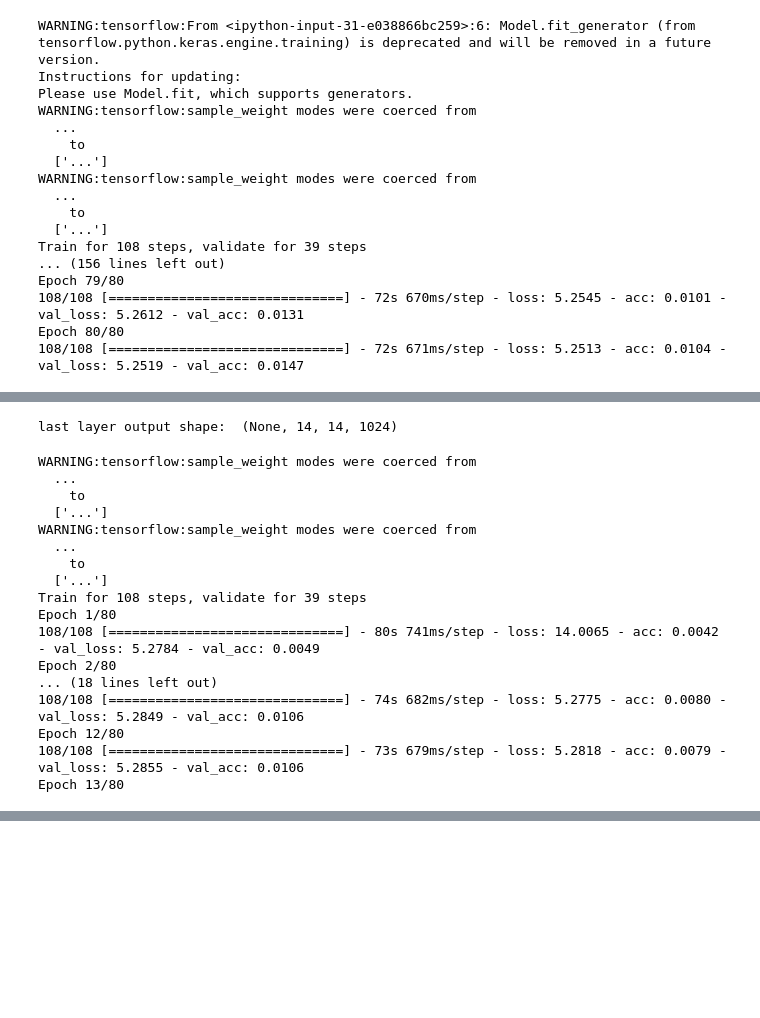
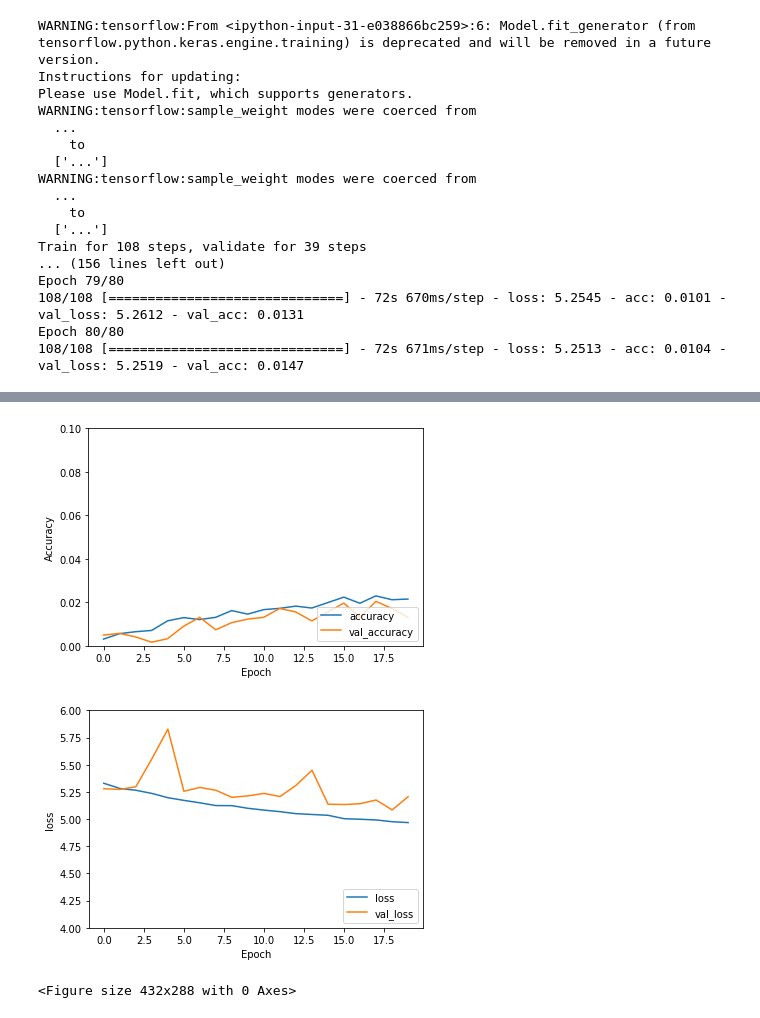
Before and after one commit to BakhtawarRehman/ObjectDetection, a Jupyter notebook: stanford_Cars_2013.ipynb, the cells around one changed output, grey strips where cells are left out. Drawn from its saved outputs; the diff is of its cells as text; code cells hidden in the pictures; blank space fills up the shorter version.

```diff
--- a/stanford_Cars_2013.ipynb
+++ b/stanford_Cars_2013.ipynb
@@ -399,9 +362,0 @@ pre_trained_model.load_weights(local_weights_file)
-# %%
-for layer in pre_trained_model.layers:
-  layer.trainable = False
-
-last_layer = pre_trained_model.get_layer('conv4_block6_add')
-print('last layer output shape: ', last_layer.output_shape)
-last_output = last_layer.output
-# %% [output]
-last layer output shape:  (None, 14, 14, 1024)
@@ -429,26 +363,20 @@ model.compile(optimizer = 'adam',
-# %%
-# run model
-hist = model.fit_generator( train_datagen.flow(x_train, y_train, batch_size=64), epochs=80,
-                 shuffle=True,
-                 steps_per_epoch=len(x_train) // 64,
-
-                 validation_data=test_datagen.flow(x_test, y_test),
-                 verbose=1)
-# %% [output]
-WARNING:tensorflow:sample_weight modes were coerced from
-  ...
-    to
-  ['...']
-WARNING:tensorflow:sample_weight modes were coerced from
-  ...
-    to
-  ['...']
-Train for 108 steps, validate for 39 steps
-Epoch 1/80
-108/108 [==============================] - 80s 741ms/step - loss: 14.0065 - acc: 0.0042 - val_loss: 5.2784 - val_acc: 0.0049
-Epoch 2/80
-... (18 lines left out)
-108/108 [==============================] - 74s 682ms/step - loss: 5.2775 - acc: 0.0080 - val_loss: 5.2849 - val_acc: 0.0106
-Epoch 12/80
-108/108 [==============================] - 73s 679ms/step - loss: 5.2818 - acc: 0.0079 - val_loss: 5.2855 - val_acc: 0.0106
-Epoch 13/80
+# %%
+plt.plot(hist.history['accuracy'], label='accuracy')
+plt.plot(hist.history['val_accuracy'], label = 'val_accuracy')
+plt.xlabel('Epoch')
+plt.ylabel('Accuracy')
+plt.ylim([0, 0.1])
+plt.legend(loc='lower right')
+plt.figure()
+
+
+plt.plot(hist.history['loss'], label='loss')
+plt.plot(hist.history['val_loss'], label = 'val_loss')
+plt.xlabel('Epoch')
+plt.ylabel('loss')
+plt.ylim([4, 6])
+plt.legend(loc='lower right')
+plt.figure()
+
+test_loss, test_acc = model.evaluate(x_test, y_test, verbose=2)
+# %% [output]
@@ -454,0 +384,3 @@ Epoch 13/80
+[figure, added]
+[figure, added]
+<Figure size 432x288 with 0 Axes>
```
Also changed, not shown: parts of 13 cells of this notebook.
